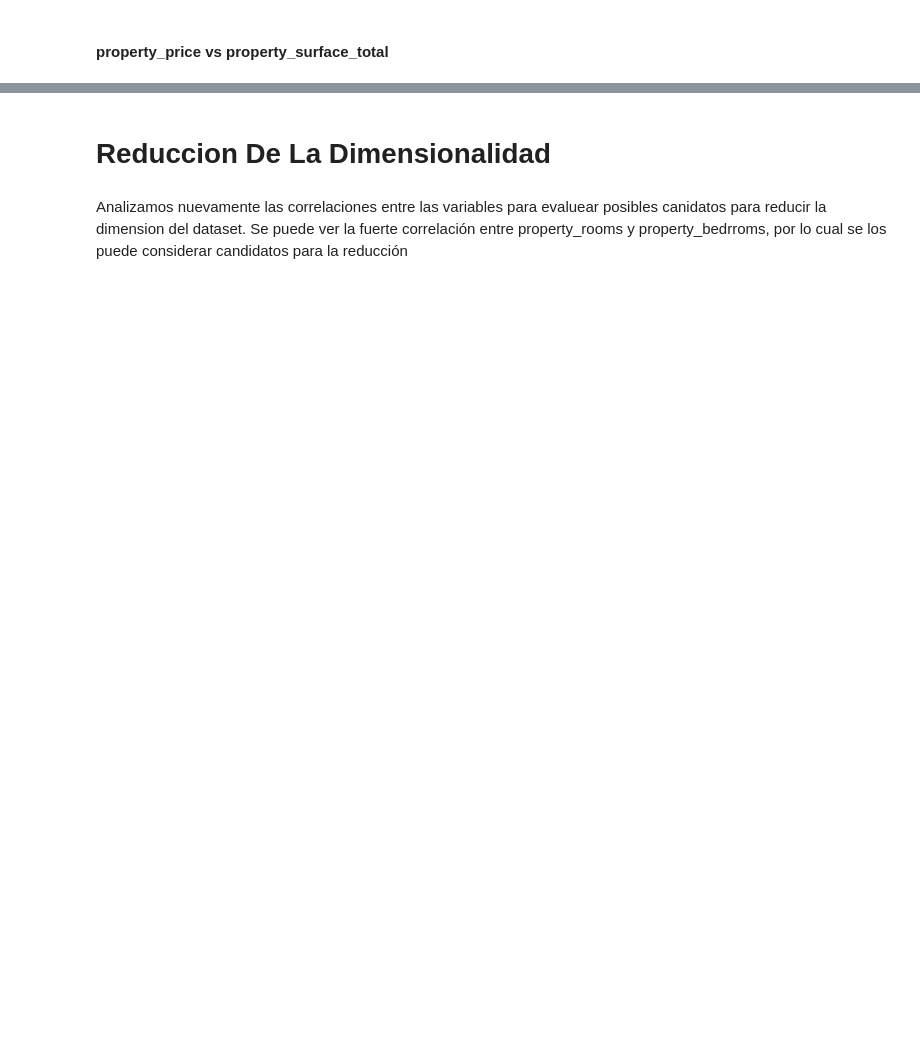
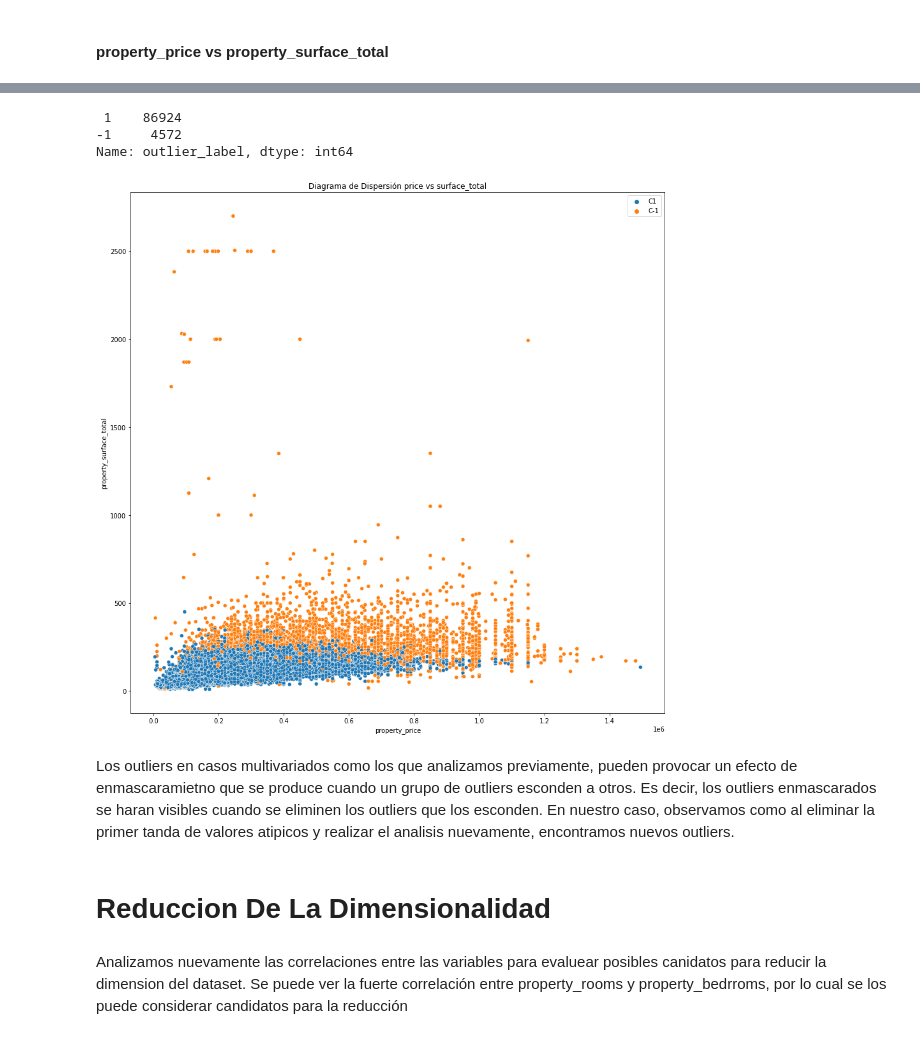
Before and after one commit to Fanusaez/7506R-2C2022-GRUPO13, a Jupyter notebook: 7506R_TP1_GRUPO13_ENTREGA.ipynb, the cells around one changed output, grey strips where cells are left out. Cells and saved outputs as stored; diff of their text form; code cells hidden in the pictures; blank space fills up the shorter version.

Commit message:
Terminamos punto C (valores atipicos)

```diff
--- a/7506R_TP1_GRUPO13_ENTREGA.ipynb
+++ b/7506R_TP1_GRUPO13_ENTREGA.ipynb
@@ -727,0 +740,13 @@ plt.show()
+# %%
+from collections import OrderedDict
+from iteration_utilities import duplicates # hay que instalar iteration_utilities "pip install iteration_utilities"
+from iteration_utilities import unique_everseen
+indice_price = ds_atipicos[ds_atipicos['z_price'] > 3 ].index.to_list()
+indice_bedrooms = ds_atipicos[ds_atipicos['z_bedrooms'] > 3 ].index.to_list()
+indice_rooms = ds_atipicos[ds_atipicos['z_rooms'] > 3 ].index.to_list()
+indice_multi_variable = ds_forest[ds_forest.outlier_label==-1].index.to_list()
+indice_a_eliminar = indice_price + indice_bedrooms + indice_rooms
+indice_a_eliminar = list(OrderedDict.fromkeys(indice_a_eliminar))
+indice_a_eliminar = indice_a_eliminar + indice_multi_variable
+a = list(unique_everseen(duplicates(indice_a_eliminar)))
+ds_atipicos = ds_atipicos.drop(index=a)
@@ -727,0 +755,14 @@ plt.show()
+# %%
+iforest = IsolationForest(n_estimators=100, max_samples='auto',
+                          contamination=0.05, max_features=5,
+                          bootstrap=False, n_jobs=-1, random_state=1)
+# %%
+#Entreno y genero la predicción
+ds_forest = ds_atipicos.drop(columns=["z_rooms","zm_rooms","z_bedrooms","zm_bedrooms","z_surface_total","z_surface_covered","z_price","zm_price"])
+pred= iforest.fit_predict(ds_forest)
+# %%
+ds_forest['scores']=iforest.decision_function(ds_forest)
+ds_forest['outlier_label']=pred
+
+#Observaciones anómalas
+ds_forest[ds_forest.outlier_label==-1]
@@ -728,3 +783,23 @@ plt.show()
+# %%
+#Cantidad de obs. anómalas
+ds_forest.outlier_label.value_counts()
+# %% [output]
+ 1    86924
+-1     4572
+Name: outlier_label, dtype: int64
+# %%
+#Grafico dispersograma
+color=[f"C{n}" for n in (ds_forest['outlier_label'].values)]
+
+plt.figure(figsize=(15,15))
+sns.scatterplot(ds_forest['property_price'],ds_forest['property_surface_total'],hue=color)
+plt.title('Diagrama de Dispersión price vs surface_total')
+plt.show()
+# %% [output]
+[figure, added]
+# %% [markdown]
+Los outliers en casos multivariados como los que analizamos previamente, pueden provocar un efecto de enmascaramietno que se produce cuando un grupo de outliers esconden a otros. Es decir, los outliers enmascarados se haran visibles cuando se eliminen los outliers que los esconden.
+En nuestro caso, observamos como al eliminar la primer tanda de valores atipicos y realizar el analisis nuevamente, encontramos nuevos outliers.
 # %% [markdown]
 # Reduccion De La Dimensionalidad
 # %%
```
Also changed, not shown: parts of 15 cells of this notebook.
